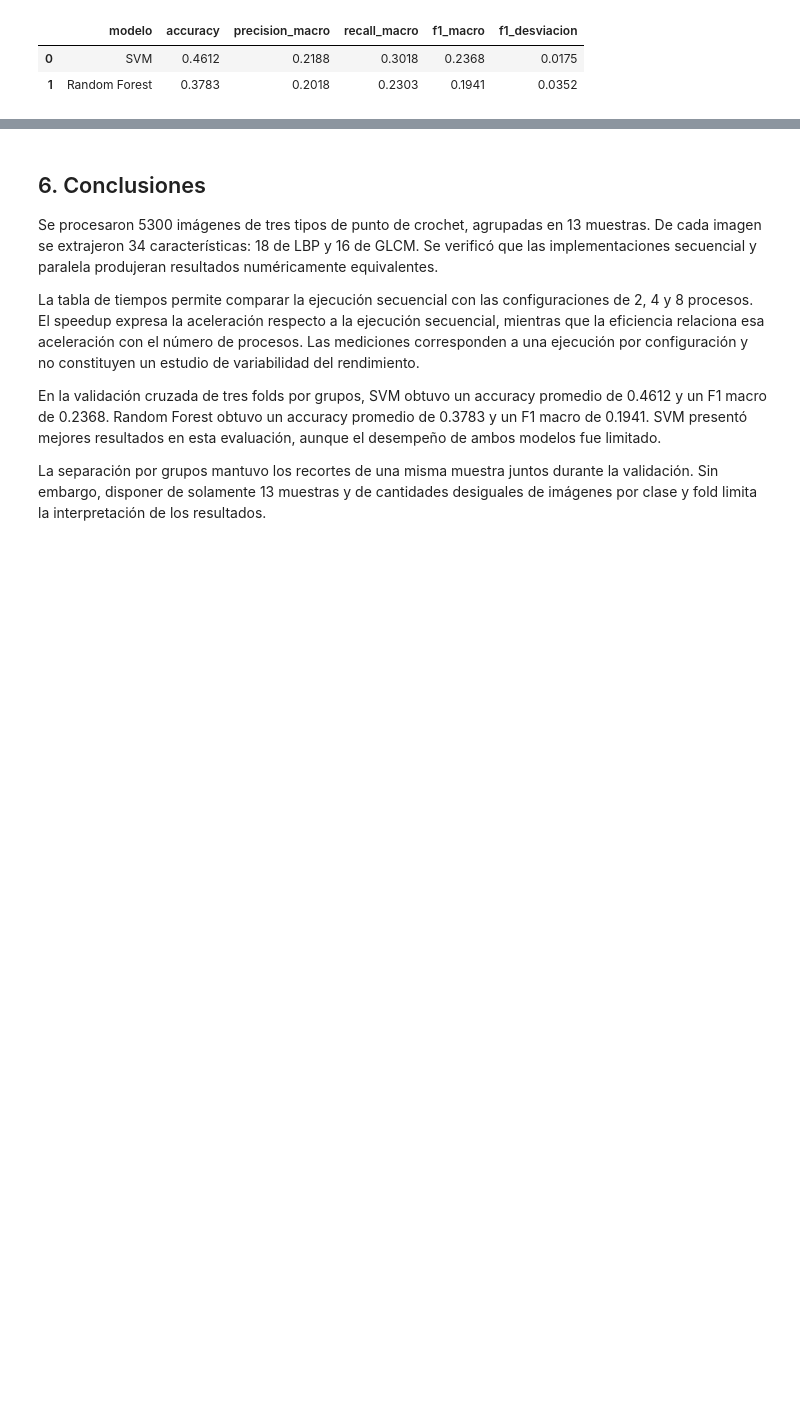
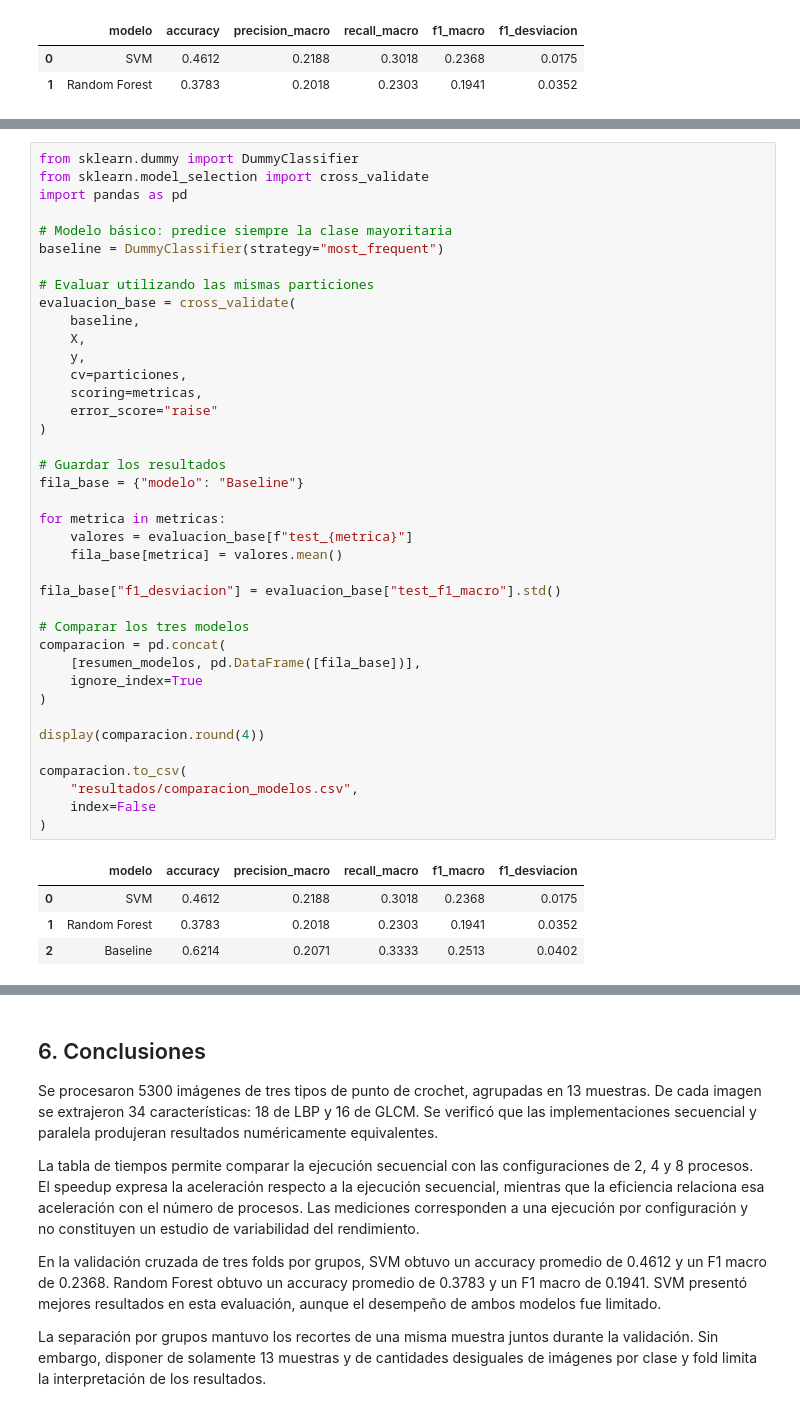
Before and after one commit to Srdino25/Proyecto_ComputoParalelo_DACC_MRV, a Jupyter notebook: proyecto_crochet.ipynb, the cells around one changed output, grey strips where cells are left out. Drawn from its saved outputs; the diff is of its cells as text; blank space fills up the shorter version.

```diff
--- a/proyecto_crochet.ipynb
+++ b/proyecto_crochet.ipynb
@@ -521,0 +666,44 @@ Random Forest F1 por fold: [0.1476021  0.23274897 0.20191609]
+# %%
+from sklearn.dummy import DummyClassifier
+from sklearn.model_selection import cross_validate
+import pandas as pd
+
+# Modelo básico: predice siempre la clase mayoritaria
+baseline = DummyClassifier(strategy="most_frequent")
+
+# Evaluar utilizando las mismas particiones
+evaluacion_base = cross_validate(
+    baseline,
+    X,
+    y,
+    cv=particiones,
+    scoring=metricas,
+    error_score="raise"
+)
+
+# Guardar los resultados
+fila_base = {"modelo": "Baseline"}
+
+for metrica in metricas:
+    valores = evaluacion_base[f"test_{metrica}"]
+    fila_base[metrica] = valores.mean()
+
+fila_base["f1_desviacion"] = evaluacion_base["test_f1_macro"].std()
+
+# Comparar los tres modelos
+comparacion = pd.concat(
+    [resumen_modelos, pd.DataFrame([fila_base])],
+    ignore_index=True
+)
+
+display(comparacion.round(4))
+
+comparacion.to_csv(
+    "resultados/comparacion_modelos.csv",
+    index=False
+)
+# %% [output]
+|  | modelo | accuracy | precision_macro | recall_macro | f1_macro | f1_desviacion |
+| 0 | SVM | 0.4612 | 0.2188 | 0.3018 | 0.2368 | 0.0175 |
+| 1 | Random Forest | 0.3783 | 0.2018 | 0.2303 | 0.1941 | 0.0352 |
+| 2 | Baseline | 0.6214 | 0.2071 | 0.3333 | 0.2513 | 0.0402 |
```
Also changed, not shown: parts of 11 cells of this notebook, 7 other files.
